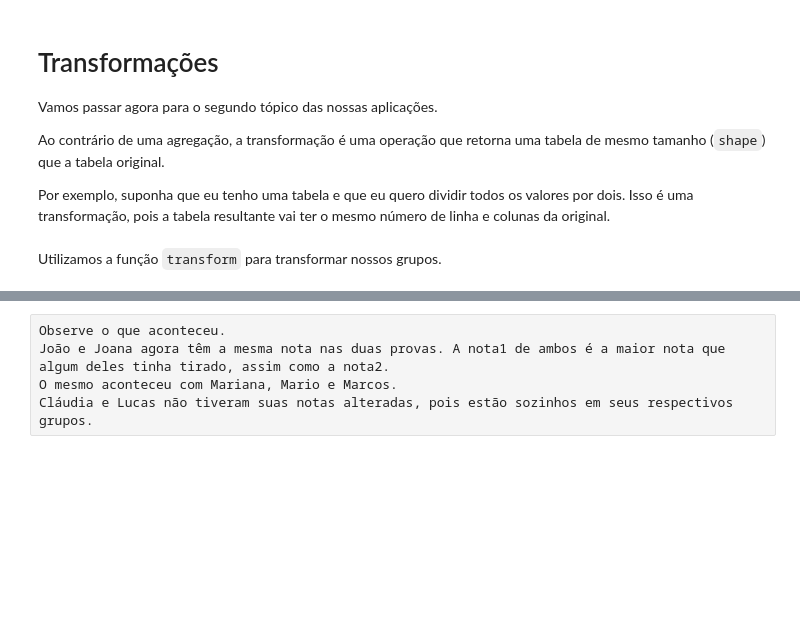
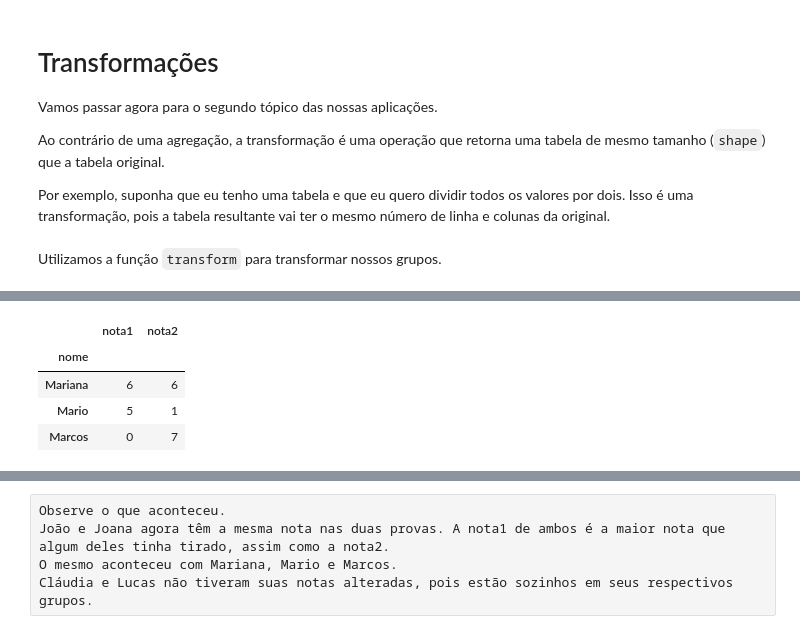
Before and after one commit to Giatroo/BeeData_GroupBy-in-Pandas, a Jupyter notebook: GroupBy.ipynb, the cells around one changed output, grey strips where cells are left out. Cells and saved outputs as stored; diff of their text form; code cells hidden in the pictures; blank space fills up the shorter version.

```diff
--- a/GroupBy.ipynb
+++ b/GroupBy.ipynb
@@ -640,3 +646,11 @@ df2
+# %%
+df2.groupby(duas_letras).get_group('Ma')
+# %% [output]
+|  | nota1 | nota2 |
+| nome |  |  |
+| Mariana | 6 | 6 |
+| Mario | 5 | 1 |
+| Marcos | 0 | 7 |
 # %%
 df2.groupby(duas_letras).transform(np.max)
 # %% [output]
```
Also changed, not shown: parts of 24 cells of this notebook, 3 other files.
